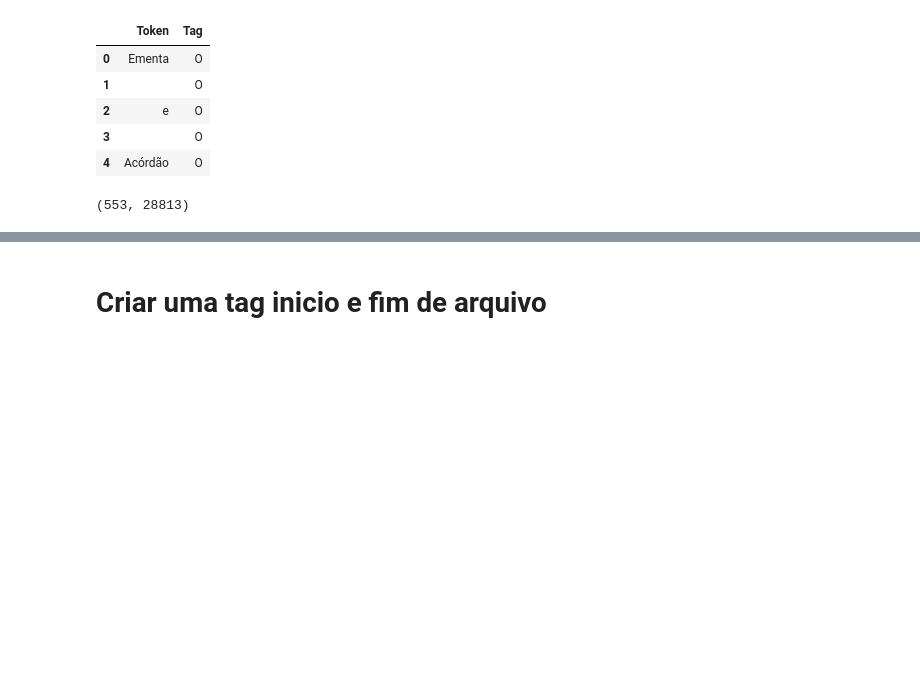
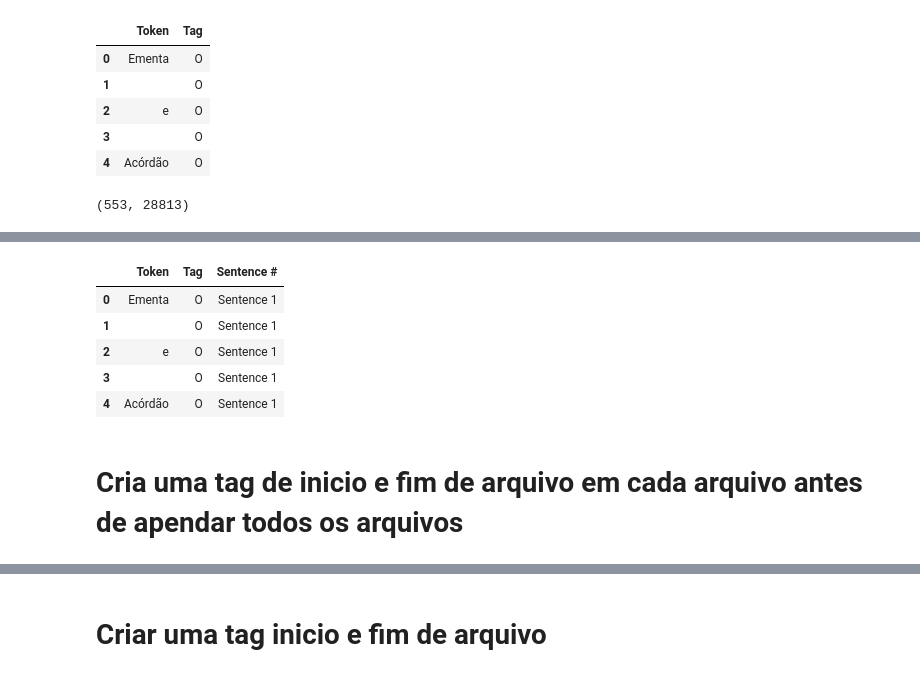
Before and after one commit to felipeasilva1/doccano, a Jupyter notebook: ncdj-tools/export_utility/Concatenar arquivos.ipynb, the cells around one changed output, grey strips where cells are left out. Cells and saved outputs as stored; diff of their text form; code cells hidden in the pictures; blank space fills up the shorter version.

```diff
--- a/ncdj-tools/export_utility/Concatenar arquivos.ipynb
+++ b/ncdj-tools/export_utility/Concatenar arquivos.ipynb
@@ -46,10 +50,3 @@ list(df_teste['Token'])
 len(df_teste.loc[df_teste['Token'] == '\n']), len(df_teste['Token'])
 # %% [output]
 (553, 28813)
-# %%
-# Encontra parágrafo duplo no arquivo. Uma opção de separar por sentenças.
-
-a_df = df_teste['Token']
-starts = a_df[a_df=='\n'].index & a_df[a_df.shift(-1)=='\n'].index
-# list(starts)
-print(u'Padrões encontrados:',len(starts))
@@ -58,5 +53,5 @@ Padrões encontrados: 276
 # %%
 # Exibe 12 linhas antes e depois do primeiro padrão reconhecido para fim de contexto.
 
-i = 0
-df_teste['Token'].iloc[starts[i]-12:starts[i]+12]
+# i = 0
+# df_teste['Token'].iloc[starts[i]-12:starts[i]+12]
@@ -80,0 +80,16 @@ Name: Token, dtype: object
+# %%
+df_teste['Sentence #'] = 'Sentence'
+for i in range(0,len(starts)):
+    df_teste['Sentence #'][:starts[0]] = 'Sentence %d'%(1) # Primeira sentença
+    df_teste['Sentence #'][starts[i-1]:starts[i]] = 'Sentence %d'%(i+1)
+    df_teste['Sentence #'][starts[-1]:] = 'Sentence %d'%(len(starts)+1) # Última sentença
+df_teste.head()
+# %% [output]
+|  | Token | Tag | Sentence # |
+| 0 | Ementa | O | Sentence 1 |
+| 1 |  | O | Sentence 1 |
+| 2 | e | O | Sentence 1 |
+| 3 |  | O | Sentence 1 |
+| 4 | Acórdão | O | Sentence 1 |
+# %% [markdown]
+# Cria uma tag de inicio e fim de arquivo em cada arquivo antes de apendar todos os arquivos
```
Also changed, not shown: parts of 26 cells of this notebook.
